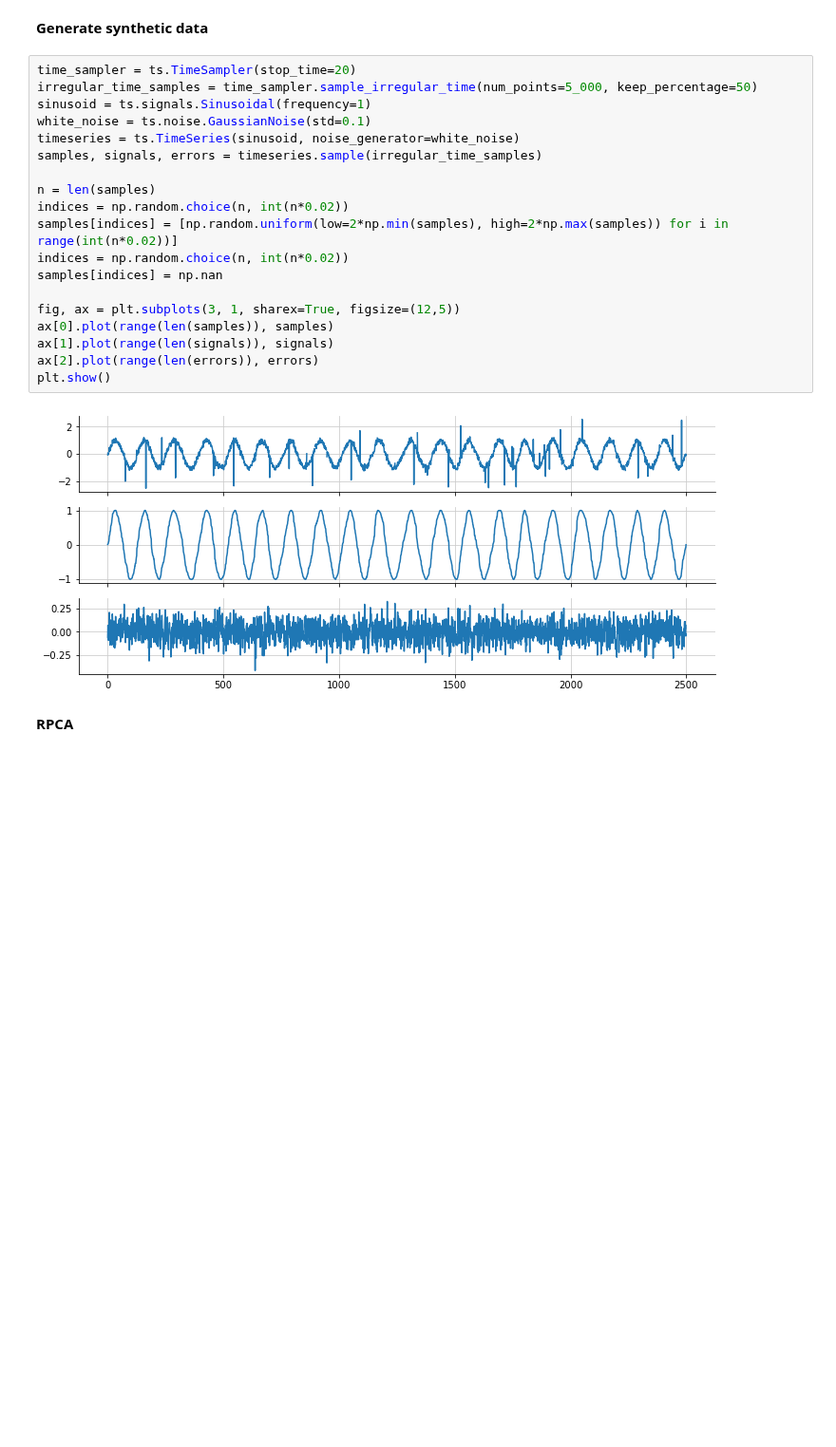
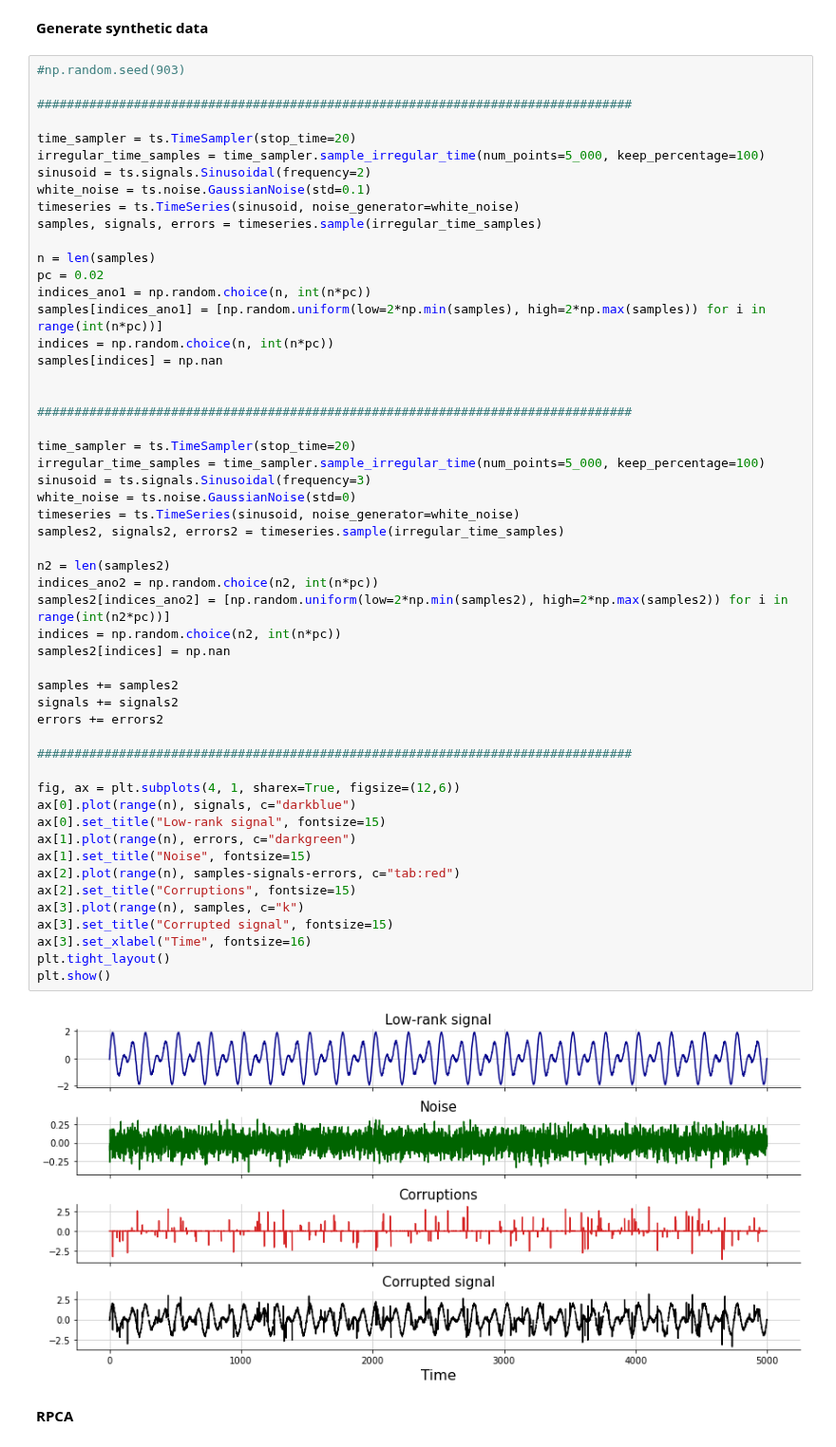
Before and after one commit to scikit-learn-contrib/qolmat, a Jupyter notebook: examples/1_timeSeries.ipynb, the cells around one changed output. Shown at 95% size. Drawn from its saved outputs; the diff is of its cells as text; blank space fills up the shorter version.

```diff
--- a/examples/1_timeSeries.ipynb
+++ b/examples/1_timeSeries.ipynb
@@ -14,25 +13,59 @@ from robust_pca.classes.noisy_rpca import NoisyRPCA, NoisyRPCAHyperparams
 # %% [markdown]
 **Generate synthetic data**
 # %%
+#np.random.seed(903)
+
+################################################################################
+
 time_sampler = ts.TimeSampler(stop_time=20)
-irregular_time_samples = time_sampler.sample_irregular_time(num_points=5_000, keep_percentage=50)
-sinusoid = ts.signals.Sinusoidal(frequency=1)
+irregular_time_samples = time_sampler.sample_irregular_time(num_points=5_000, keep_percentage=100)
+sinusoid = ts.signals.Sinusoidal(frequency=2)
 white_noise = ts.noise.GaussianNoise(std=0.1)
 timeseries = ts.TimeSeries(sinusoid, noise_generator=white_noise)
 samples, signals, errors = timeseries.sample(irregular_time_samples)
 
 n = len(samples)
-indices = np.random.choice(n, int(n*0.02))
-samples[indices] = [np.random.uniform(low=2*np.min(samples), high=2*np.max(samples)) for i in range(int(n*0.02))]
-indices = np.random.choice(n, int(n*0.02))
+pc = 0.02
+indices_ano1 = np.random.choice(n, int(n*pc))
+samples[indices_ano1] = [np.random.uniform(low=2*np.min(samples), high=2*np.max(samples)) for i in range(int(n*pc))]
+indices = np.random.choice(n, int(n*pc))
 samples[indices] = np.nan
 
-fig, ax = plt.subplots(3, 1, sharex=True, figsize=(12,5))
-ax[0].plot(range(len(samples)), samples)
-ax[1].plot(range(len(signals)), signals)
-ax[2].plot(range(len(errors)), errors)
+
+################################################################################
+
+time_sampler = ts.TimeSampler(stop_time=20)
+irregular_time_samples = time_sampler.sample_irregular_time(num_points=5_000, keep_percentage=100)
+sinusoid = ts.signals.Sinusoidal(frequency=3)
+white_noise = ts.noise.GaussianNoise(std=0)
+timeseries = ts.TimeSeries(sinusoid, noise_generator=white_noise)
+samples2, signals2, errors2 = timeseries.sample(irregular_time_samples)
+
+n2 = len(samples2)
+indices_ano2 = np.random.choice(n2, int(n*pc))
+samples2[indices_ano2] = [np.random.uniform(low=2*np.min(samples2), high=2*np.max(samples2)) for i in range(int(n2*pc))]
+indices = np.random.choice(n2, int(n*pc))
+samples2[indices] = np.nan
+
+samples += samples2
+signals += signals2
+errors += errors2
+
+################################################################################
+
+fig, ax = plt.subplots(4, 1, sharex=True, figsize=(12,6))
+ax[0].plot(range(n), signals, c="darkblue")
+ax[0].set_title("Low-rank signal", fontsize=15)
+ax[1].plot(range(n), errors, c="darkgreen")
+ax[1].set_title("Noise", fontsize=15)
+ax[2].plot(range(n), samples-signals-errors, c="tab:red")
+ax[2].set_title("Corruptions", fontsize=15)
+ax[3].plot(range(n), samples, c="k")
+ax[3].set_title("Corrupted signal", fontsize=15)
+ax[3].set_xlabel("Time", fontsize=16)
+plt.tight_layout()
 plt.show()
 # %% [output]
-[figure, old version]
+[figure, new version]
 # %% [markdown]
 **RPCA**
```
Also changed, not shown: parts of 7 cells of this notebook, 5 other files.
